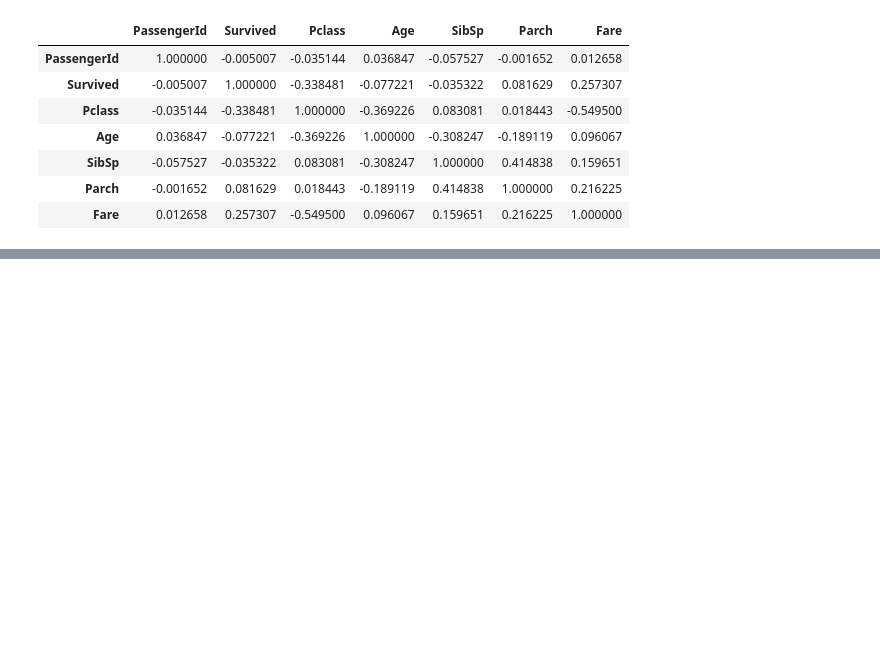
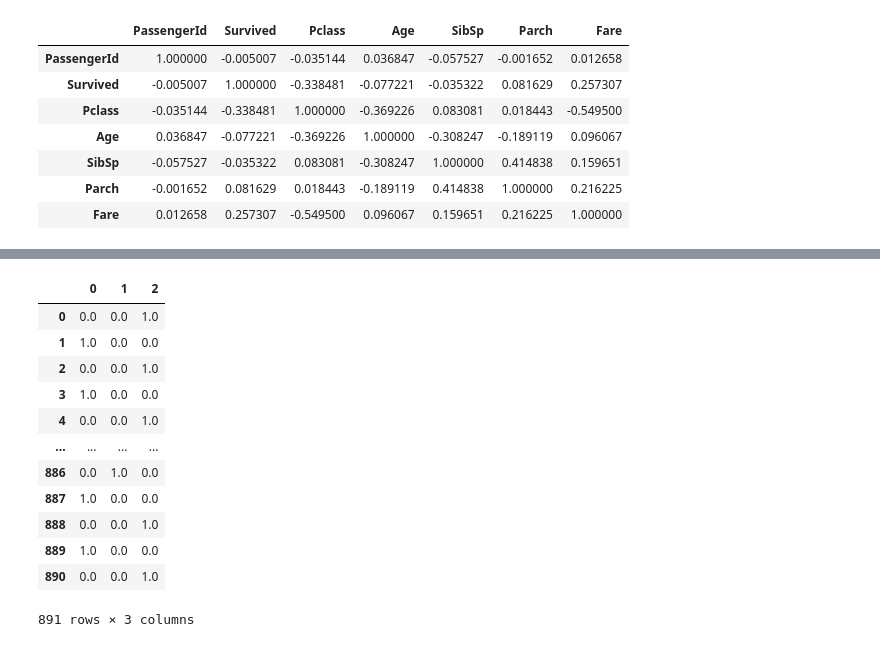
Before and after one commit to arielsilveira/DataMining, a Jupyter notebook: Titanic.ipynb, the cells around one changed output, grey strips where cells are left out. Saved outputs shown, nothing was run; the diff lists cells and outputs as text; code cells hidden in the pictures; blank space fills up the shorter version.

```diff
--- a/Titanic.ipynb
+++ b/Titanic.ipynb
@@ -264,0 +447,17 @@ f.corr()
+# %%
+enc = OneHotEncoder(handle_unknown='ignore')
+pd.DataFrame(enc.fit_transform(f[['Pclass']]).toarray())
+# %% [output]
+|  | 0 | 1 | 2 |
+| 0 | 0.0 | 0.0 | 1.0 |
+| 1 | 1.0 | 0.0 | 0.0 |
+| 2 | 0.0 | 0.0 | 1.0 |
+| 3 | 1.0 | 0.0 | 0.0 |
+| 4 | 0.0 | 0.0 | 1.0 |
+| ... | ... | ... | ... |
+| 886 | 0.0 | 1.0 | 0.0 |
+| 887 | 1.0 | 0.0 | 0.0 |
+| 888 | 0.0 | 0.0 | 1.0 |
+| 889 | 1.0 | 0.0 | 0.0 |
+| 890 | 0.0 | 0.0 | 1.0 |
+891 rows × 3 columns
```
Also changed, not shown: parts of 20 cells of this notebook.
